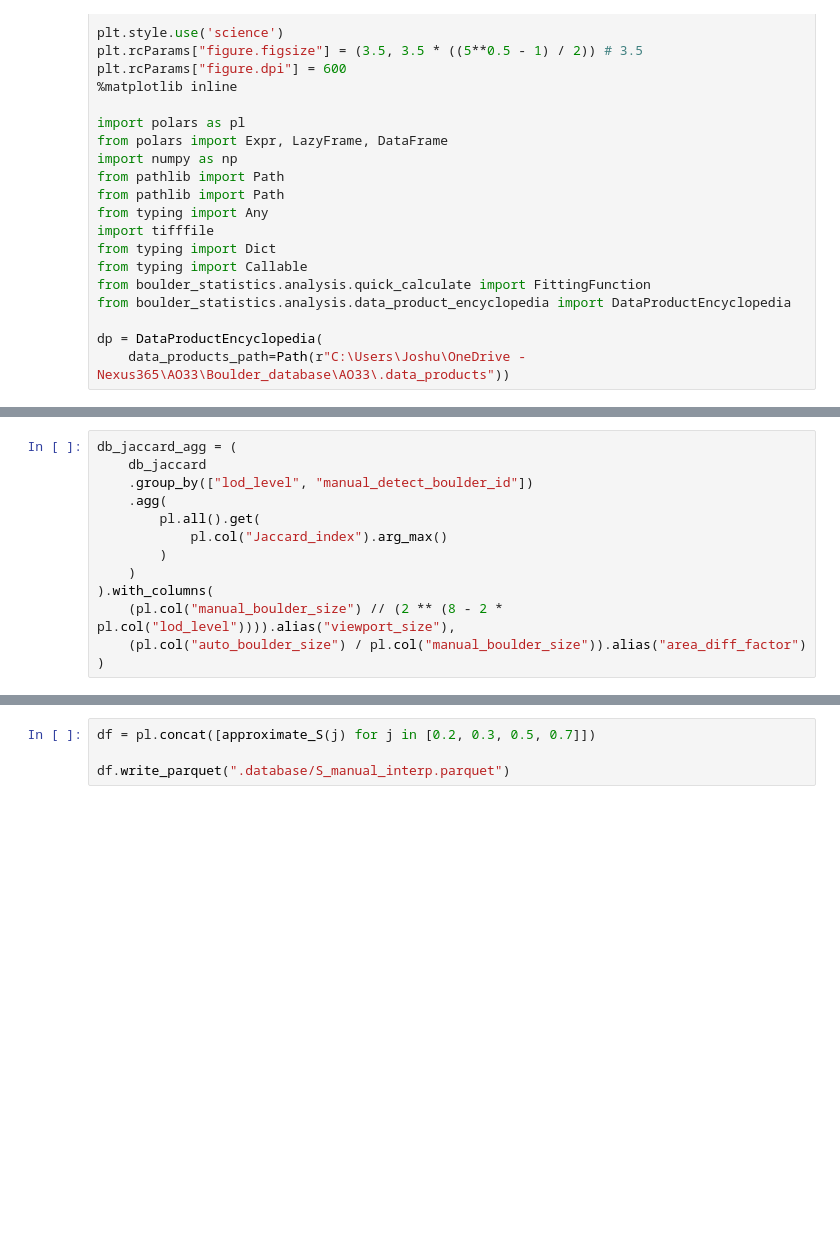
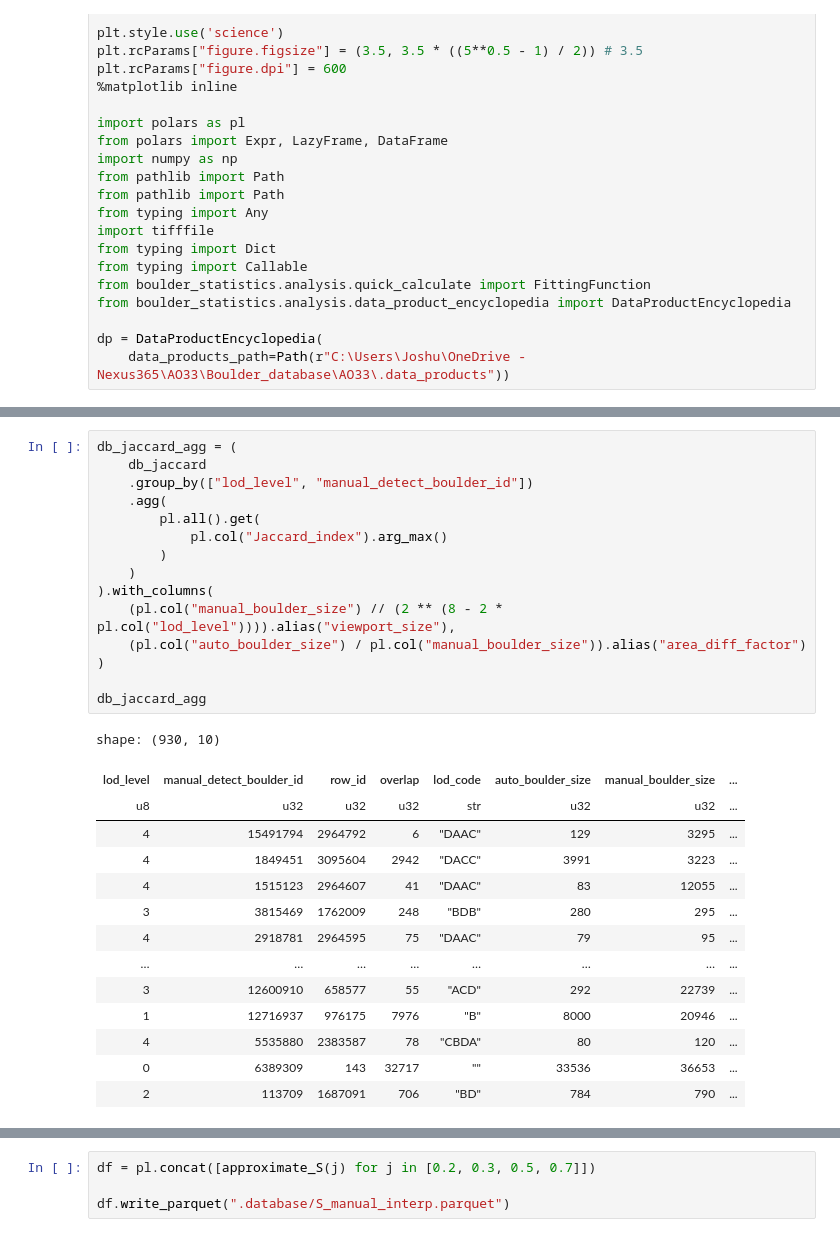
Before and after one commit to Joshua13764/QMAP, a Jupyter notebook: analysis/PSFDCont/investigate_S_from_manual_db_unmerged.ipynb, the cells around one changed output, grey strips where cells are left out. Saved outputs shown, nothing was run; the diff lists cells and outputs as text; blank space fills up the shorter version.

```diff
--- a/analysis/PSFDCont/investigate_S_from_manual_db_unmerged.ipynb
+++ b/analysis/PSFDCont/investigate_S_from_manual_db_unmerged.ipynb
@@ -110,16 +110,33 @@ shape: (3_192, 8)
 # %%
 db_jaccard_agg = (
     db_jaccard
     .group_by(["lod_level", "manual_detect_boulder_id"])
     .agg(
         pl.all().get(
             pl.col("Jaccard_index").arg_max()
         )
     )
 ).with_columns(
     (pl.col("manual_boulder_size") // (2 ** (8 - 2 * pl.col("lod_level")))).alias("viewport_size"),
     (pl.col("auto_boulder_size") / pl.col("manual_boulder_size")).alias("area_diff_factor")
 )
+
+db_jaccard_agg
+# %% [output]
+shape: (930, 10)
+| lod_level | manual_detect_boulder_id | row_id | overlap | lod_code | auto_boulder_size | manual_boulder_size | ... |
+| u8 | u32 | u32 | u32 | str | u32 | u32 | ... |
+| 4 | 15491794 | 2964792 | 6 | "DAAC" | 129 | 3295 | ... |
+| 4 | 1849451 | 3095604 | 2942 | "DACC" | 3991 | 3223 | ... |
+| 4 | 1515123 | 2964607 | 41 | "DAAC" | 83 | 12055 | ... |
+| 3 | 3815469 | 1762009 | 248 | "BDB" | 280 | 295 | ... |
+| 4 | 2918781 | 2964595 | 75 | "DAAC" | 79 | 95 | ... |
+| … | … | … | … | … | … | … | ... |
+| 3 | 12600910 | 658577 | 55 | "ACD" | 292 | 22739 | ... |
+| 1 | 12716937 | 976175 | 7976 | "B" | 8000 | 20946 | ... |
+| 4 | 5535880 | 2383587 | 78 | "CBDA" | 80 | 120 | ... |
+| 0 | 6389309 | 143 | 32717 | "" | 33536 | 36653 | ... |
+| 2 | 113709 | 1687091 | 706 | "BD" | 784 | 790 | ... |
 # %%
 x = db_jaccard_agg["viewport_size"].to_numpy()
 j = db_jaccard_agg["Jaccard_index"].to_numpy()
```
Also changed, not shown: parts of 6 cells of this notebook, 6 other files.
